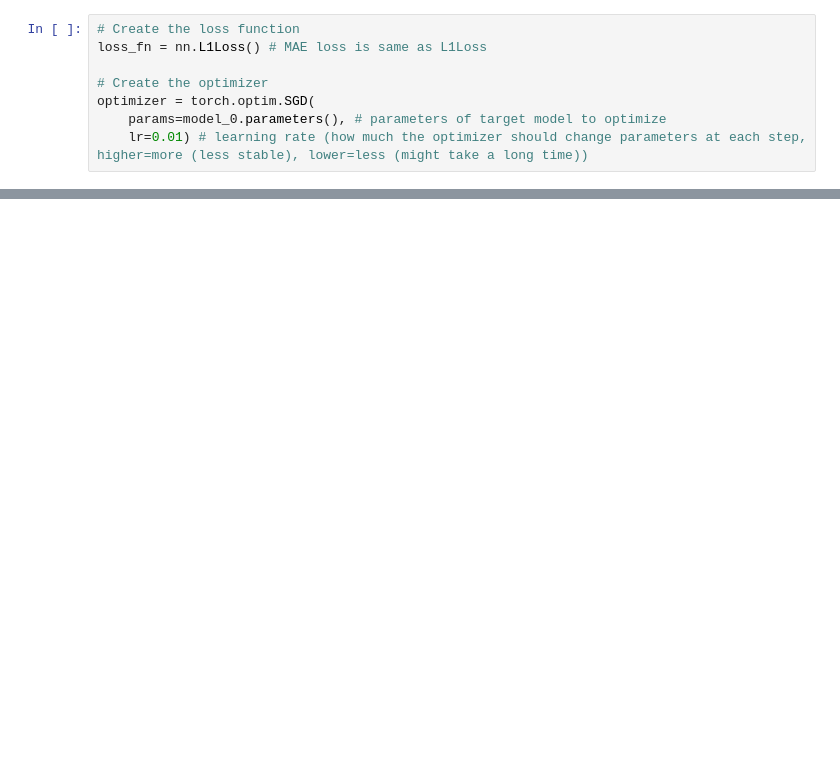
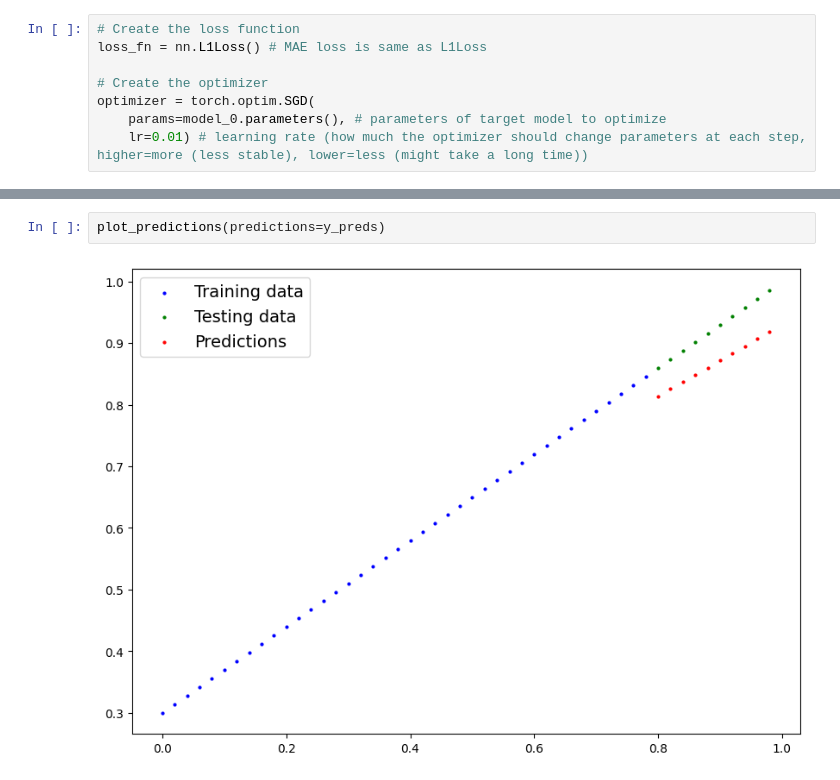
Before and after one commit to sandhaka/learning-path, a Jupyter notebook: ml/pytorch_intro.ipynb, the cells around one changed output, grey strips where cells are left out. Cells and saved outputs as stored; diff of their text form; blank space fills up the shorter version.

```diff
--- a/ml/pytorch_intro.ipynb
+++ b/ml/pytorch_intro.ipynb
@@ -189,0 +203,4 @@ Epoch: 90 | MAE Train Loss: 0.00893248151987791 | MAE Test Loss: 0.0050230920314
+# %%
+plot_predictions(predictions=y_preds)
+# %% [output]
+[figure, added]
```
Also changed, not shown: parts of 5 cells of this notebook.
